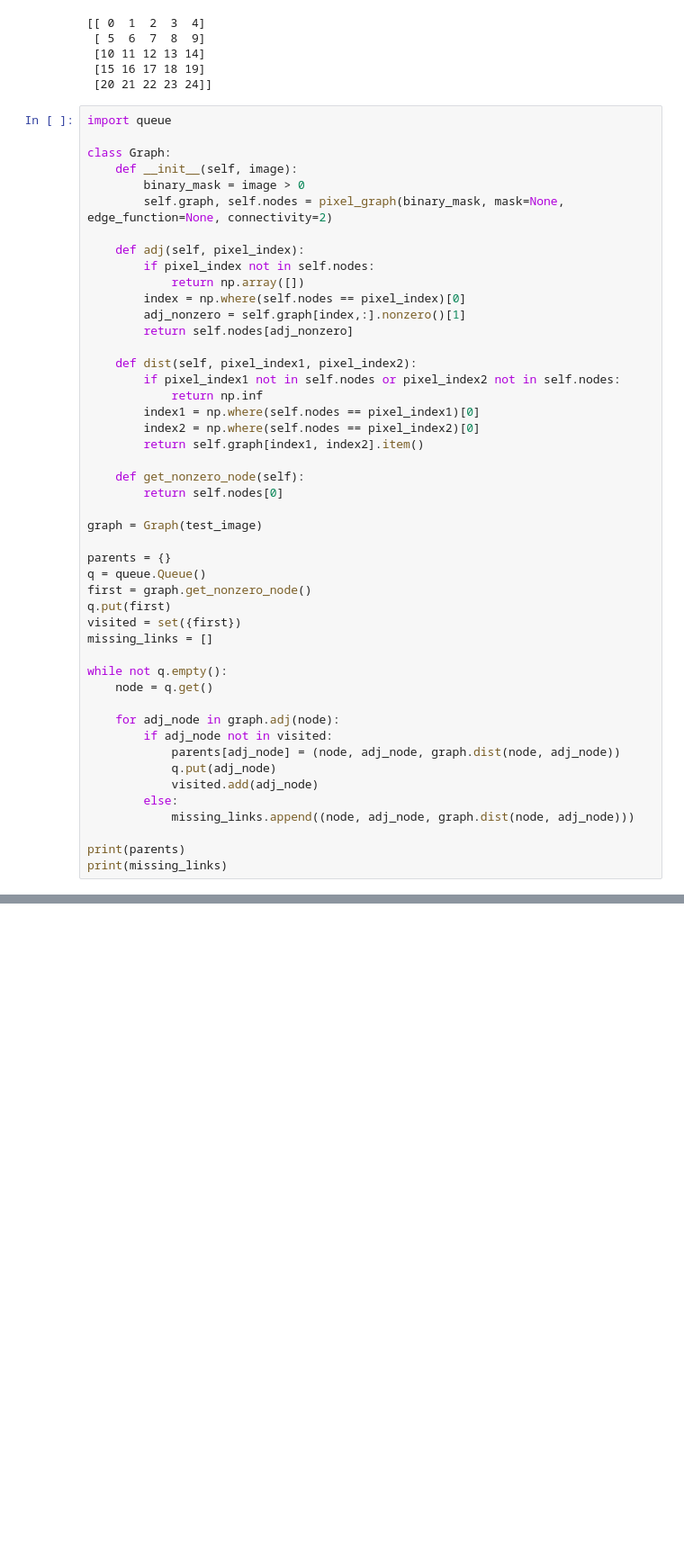
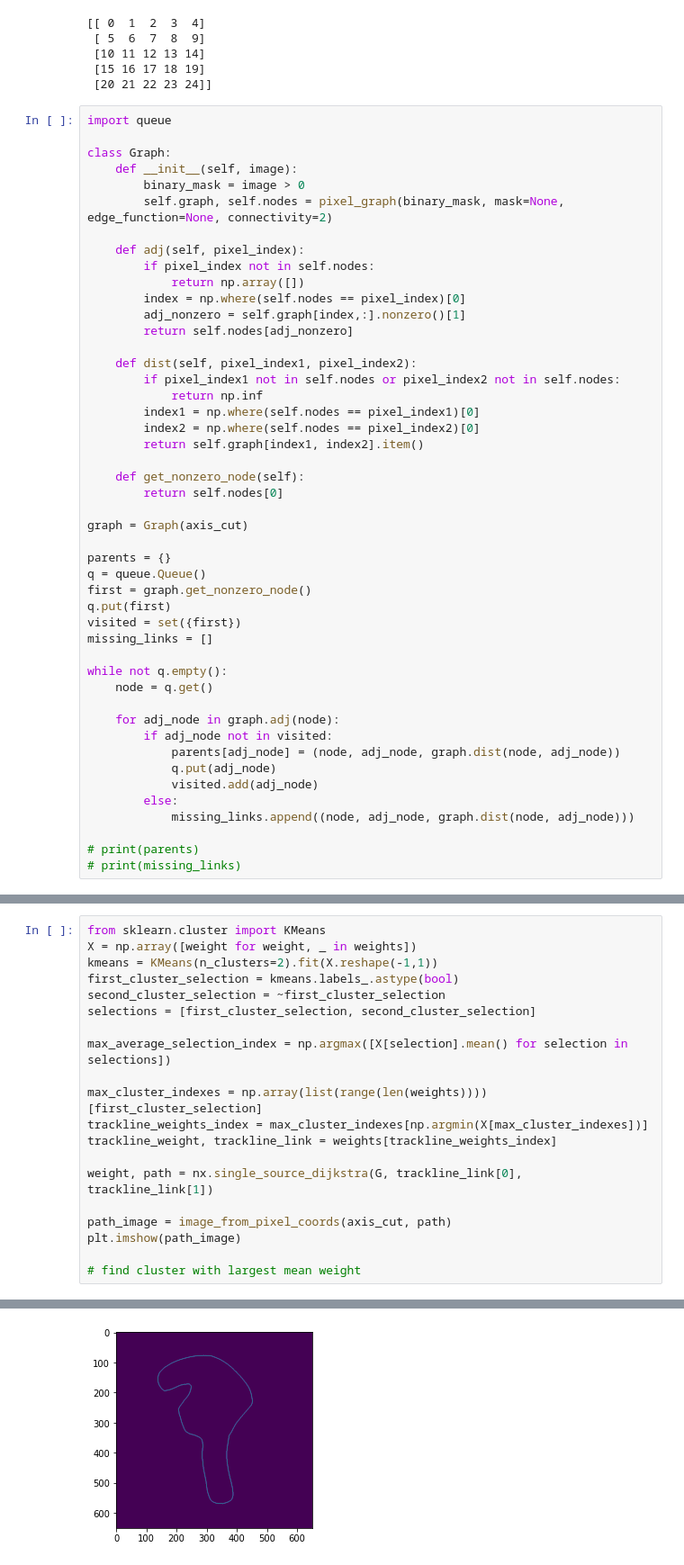
Before and after one commit to cosynus-lix/trajectory_predictor, a Jupyter notebook: contour_experiemnt.ipynb, the cells around one changed output, grey strips where cells are left out. Shown at 90% size. Cells and saved outputs as stored; diff of their text form; blank space fills up the shorter version.

```diff
--- a/contour_experiemnt.ipynb
+++ b/contour_experiemnt.ipynb
@@ -155,7 +164,7 @@ class Graph:
     def get_nonzero_node(self):
         return self.nodes[0]
 
-graph = Graph(test_image)
+graph = Graph(axis_cut)
 
 parents = {}
 q = queue.Queue()
@@ -175,5 +184,5 @@ while not q.empty():
         else:
             missing_links.append((node, adj_node, graph.dist(node, adj_node)))
 
-print(parents)
-print(missing_links)
+# print(parents)
+# print(missing_links)
@@ -209,0 +227,21 @@ nx.draw(G, with_labels=True)
+# %%
+from sklearn.cluster import KMeans
+X = np.array([weight for weight, _ in weights])
+kmeans = KMeans(n_clusters=2).fit(X.reshape(-1,1))
+first_cluster_selection = kmeans.labels_.astype(bool)
+second_cluster_selection = ~first_cluster_selection
+selections = [first_cluster_selection, second_cluster_selection]
+
+max_average_selection_index = np.argmax([X[selection].mean() for selection in selections])
+
+max_cluster_indexes = np.array(list(range(len(weights))))[first_cluster_selection]
+trackline_weights_index = max_cluster_indexes[np.argmin(X[max_cluster_indexes])]
+trackline_weight, trackline_link = weights[trackline_weights_index]
+
+weight, path = nx.single_source_dijkstra(G, trackline_link[0], trackline_link[1])
+
+path_image = image_from_pixel_coords(axis_cut, path)
+plt.imshow(path_image)
+
+# find cluster with largest mean weight
+# %% [output]
@@ -210,3 +250,4 @@ nx.draw(G, with_labels=True)
+[figure, added]
 # %%
 img = cv2.imread('./maps/gmapping/new_map.pgm')
 # print(img)
```
Also changed, not shown: parts of 6 cells of this notebook, 3 other files.
